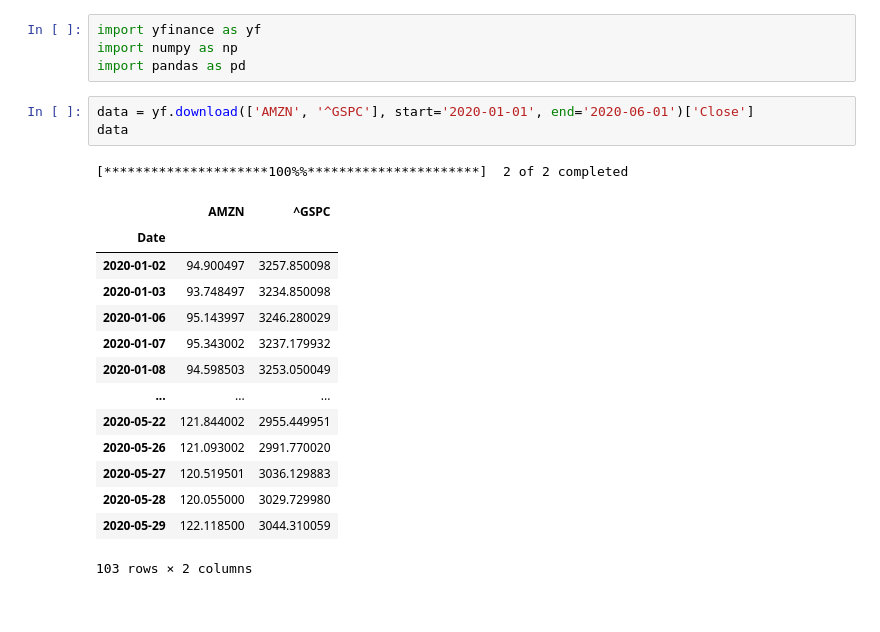
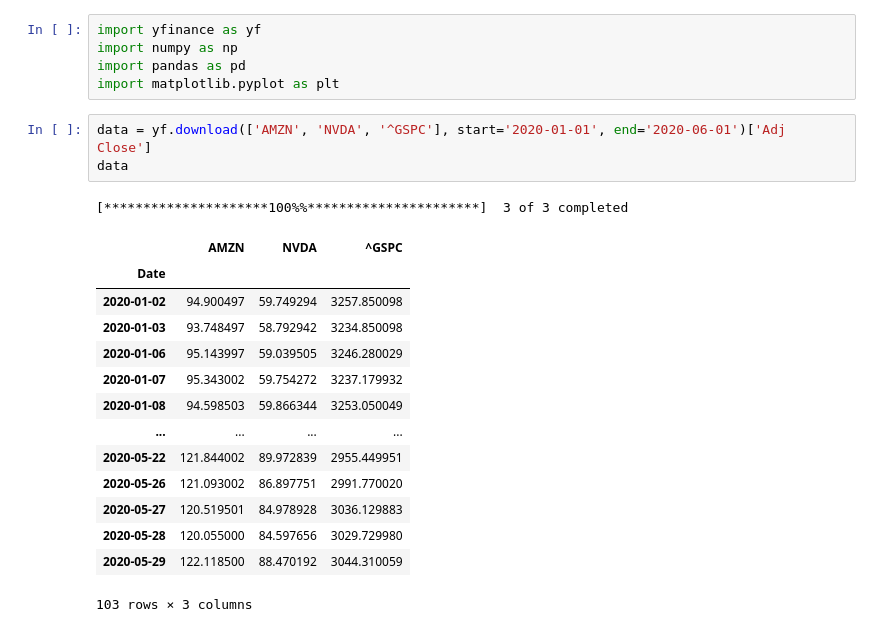
Before and after one commit to teadr1nker/finan, a Jupyter notebook: t3/file2.ipynb, the cells around one changed output. Cells and saved outputs as stored; diff of their text form.

```diff
--- a/t3/file2.ipynb
+++ b/t3/file2.ipynb
@@ -2,22 +2,23 @@
 import yfinance as yf
 import numpy as np
 import pandas as pd
+import matplotlib.pyplot as plt
 # %%
-data = yf.download(['AMZN', '^GSPC'], start='2020-01-01', end='2020-06-01')['Close']
+data = yf.download(['AMZN', 'NVDA', '^GSPC'], start='2020-01-01', end='2020-06-01')['Adj Close']
 data
 # %% [output]
-[*********************100%%**********************]  2 of 2 completed
+[*********************100%%**********************]  3 of 3 completed
-|  | AMZN | ^GSPC |
-| Date |  |  |
-| 2020-01-02 | 94.900497 | 3257.850098 |
-| 2020-01-03 | 93.748497 | 3234.850098 |
-| 2020-01-06 | 95.143997 | 3246.280029 |
-| 2020-01-07 | 95.343002 | 3237.179932 |
-| 2020-01-08 | 94.598503 | 3253.050049 |
-| ... | ... | ... |
-| 2020-05-22 | 121.844002 | 2955.449951 |
-| 2020-05-26 | 121.093002 | 2991.770020 |
-| 2020-05-27 | 120.519501 | 3036.129883 |
-| 2020-05-28 | 120.055000 | 3029.729980 |
-| 2020-05-29 | 122.118500 | 3044.310059 |
+|  | AMZN | NVDA | ^GSPC |
+| Date |  |  |  |
+| 2020-01-02 | 94.900497 | 59.749294 | 3257.850098 |
+| 2020-01-03 | 93.748497 | 58.792942 | 3234.850098 |
+| 2020-01-06 | 95.143997 | 59.039505 | 3246.280029 |
+| 2020-01-07 | 95.343002 | 59.754272 | 3237.179932 |
+| 2020-01-08 | 94.598503 | 59.866344 | 3253.050049 |
+| ... | ... | ... | ... |
+| 2020-05-22 | 121.844002 | 89.972839 | 2955.449951 |
+| 2020-05-26 | 121.093002 | 86.897751 | 2991.770020 |
+| 2020-05-27 | 120.519501 | 84.978928 | 3036.129883 |
+| 2020-05-28 | 120.055000 | 84.597656 | 3029.729980 |
+| 2020-05-29 | 122.118500 | 88.470192 | 3044.310059 |
-103 rows × 2 columns
+103 rows × 3 columns
```
Also changed, not shown: parts of 10 cells of this notebook, 2 other files.
